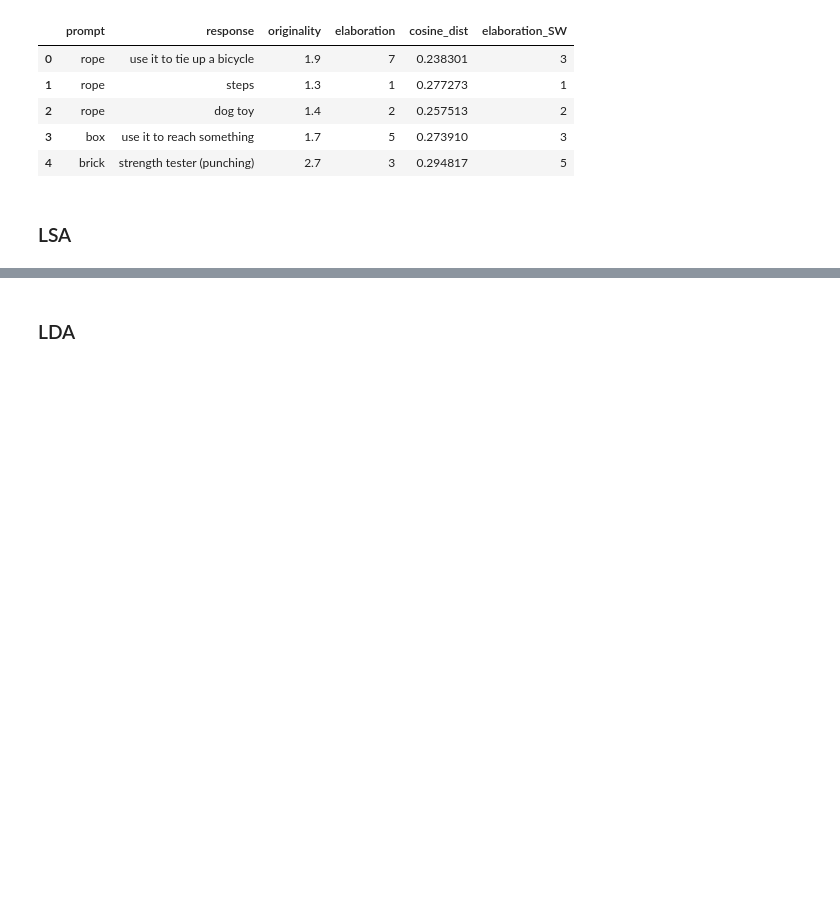
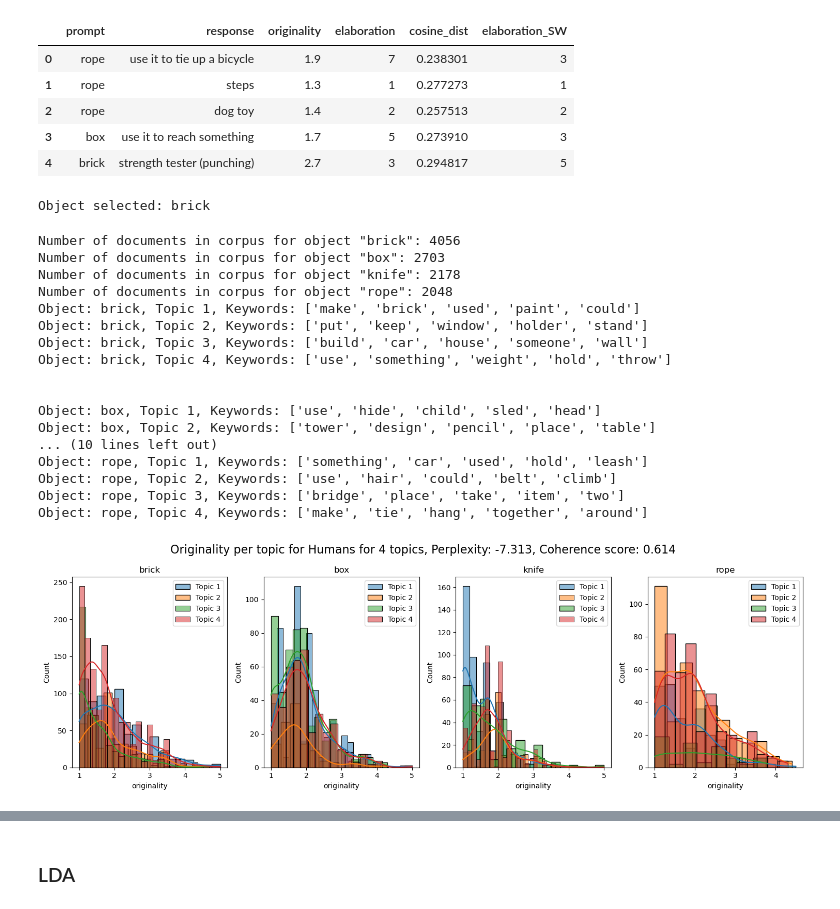
Before and after one commit to Maximelel/LLM_creativity_aut, a Jupyter notebook: benchmark.ipynb, the cells around one changed output, grey strips where cells are left out. Drawn from its saved outputs; the diff is of its cells as text; code cells hidden in the pictures; blank space fills up the shorter version.

```diff
--- a/benchmark.ipynb
+++ b/benchmark.ipynb
@@ -397,23 +413,10 @@ humans.head()
 | 2 | rope | dog toy | 1.4 | 2 | 0.257513 | 2 |
 | 3 | box | use it to reach something | 1.7 | 5 | 0.273910 | 3 |
 | 4 | brick | strength tester (punching) | 2.7 | 3 | 0.294817 | 5 |
-# %%
-# create corpus
-corpus = [sent for sent in humans['response']]
-
-# clean text
-def clean(doc):
-    stop_free = " ".join([i for i in doc.lower().split() if i not in stop])
-    punc_free = "".join(ch for ch in stop_free if ch not in exclude)
-    normalized = " ".join(lemma.lemmatize(word) for word in punc_free.split())
-    return normalized
-
-clean_corpus = [clean(doc).split() for doc in corpus]
-# %%
-from gensim import corpora
-
-# Creating document-term matrix
-dictionary = corpora.Dictionary(clean_corpus)
-doc_term_matrix = [dictionary.doc2bow(doc) for doc in clean_corpus]
-# %% [markdown]
-### LSA
+# %%
+# select object
+objects = ['brick', 'box', 'knife', 'rope']
+object = objects[0]
+print("Object selected:", object)
+# %% [output]
+Object selected: brick
@@ -419,0 +501,31 @@ doc_term_matrix = [dictionary.doc2bow(doc) for doc in clean_corpus]
+# %%
+num_topics = 4
+
+# generate LDA model for each object
+lda_model_brick = create_lda_model(humans, 'brick', num_topics=num_topics)
+lda_model_box = create_lda_model(humans, 'box', num_topics=num_topics)
+lda_model_knife = create_lda_model(humans, 'knife', num_topics=num_topics)
+lda_model_rope = create_lda_model(humans, 'rope', num_topics=num_topics)
+
+lda_model_list = [lda_model_brick, lda_model_box, lda_model_knife, lda_model_rope]
+
+plot_originality_per_topic(humans, lda_model_list, model = "Humans", print_keywords = True, num_topics = num_topics)
+# %% [output]
+Number of documents in corpus for object "brick": 4056
+Number of documents in corpus for object "box": 2703
+Number of documents in corpus for object "knife": 2178
+Number of documents in corpus for object "rope": 2048
+Object: brick, Topic 1, Keywords: ['make', 'brick', 'used', 'paint', 'could']
+Object: brick, Topic 2, Keywords: ['put', 'keep', 'window', 'holder', 'stand']
+Object: brick, Topic 3, Keywords: ['build', 'car', 'house', 'someone', 'wall']
+Object: brick, Topic 4, Keywords: ['use', 'something', 'weight', 'hold', 'throw']
+
+
+Object: box, Topic 1, Keywords: ['use', 'hide', 'child', 'sled', 'head']
+Object: box, Topic 2, Keywords: ['tower', 'design', 'pencil', 'place', 'table']
+... (10 lines left out)
+Object: rope, Topic 1, Keywords: ['something', 'car', 'used', 'hold', 'leash']
+Object: rope, Topic 2, Keywords: ['use', 'hair', 'could', 'belt', 'climb']
+Object: rope, Topic 3, Keywords: ['bridge', 'place', 'take', 'item', 'two']
+Object: rope, Topic 4, Keywords: ['make', 'tie', 'hang', 'together', 'around']
+[figure, added]
```
Also changed, not shown: parts of 11 cells of this notebook.
